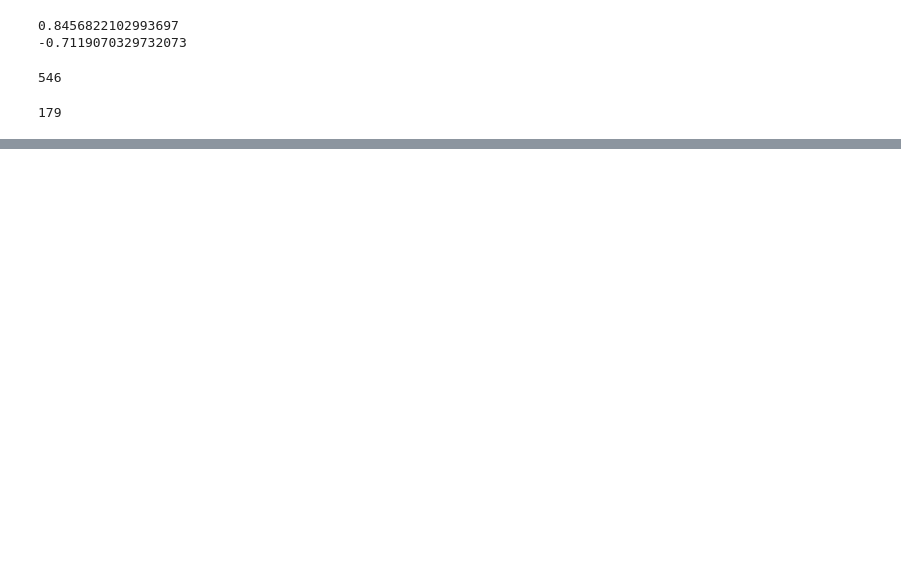
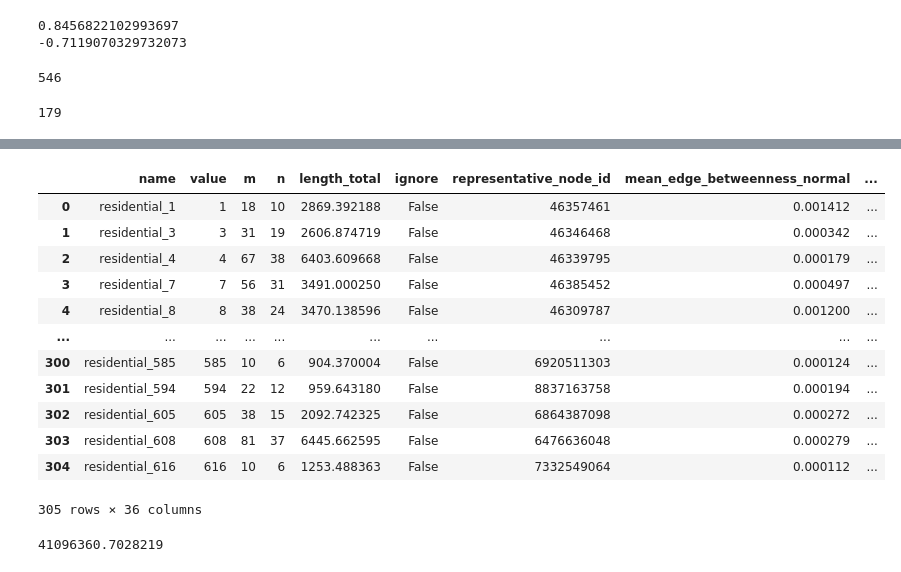
Before and after one commit to csebastiao/JS_superblockify, a Jupyter notebook: notebooks/city_partners_explore_results.ipynb, the cells around one changed output, grey strips where cells are left out. Cells and saved outputs as stored; diff of their text form; code cells hidden in the pictures; blank space fills up the shorter version.

```diff
--- a/notebooks/city_partners_explore_results.ipynb
+++ b/notebooks/city_partners_explore_results.ipynb
@@ -99,2 +83,26 @@ df
 # %%
 # TODO understand how to get the average travel distance increase on the entire graph
+# %%
+df = pd.read_json(
+    "../data/processed/city_partners_public/graphs_SB/Amsterdam/sb_results/Amsterdam_residential/filt_partitions.json"
+)
+# %%
+df
+# %% [output]
+|  | name | value | m | n | length_total | ignore | representative_node_id | mean_edge_betweenness_normal | ... |
+| 0 | residential_1 | 1 | 18 | 10 | 2869.392188 | False | 46357461 | 0.001412 | ... |
+| 1 | residential_3 | 3 | 31 | 19 | 2606.874719 | False | 46346468 | 0.000342 | ... |
+| 2 | residential_4 | 4 | 67 | 38 | 6403.609668 | False | 46339795 | 0.000179 | ... |
+| 3 | residential_7 | 7 | 56 | 31 | 3491.000250 | False | 46385452 | 0.000497 | ... |
+| 4 | residential_8 | 8 | 38 | 24 | 3470.138596 | False | 46309787 | 0.001200 | ... |
+| ... | ... | ... | ... | ... | ... | ... | ... | ... | ... |
+| 300 | residential_585 | 585 | 10 | 6 | 904.370004 | False | 6920511303 | 0.000124 | ... |
+| 301 | residential_594 | 594 | 22 | 12 | 959.643180 | False | 8837163758 | 0.000194 | ... |
+| 302 | residential_605 | 605 | 38 | 15 | 2092.742325 | False | 6864387098 | 0.000272 | ... |
+| 303 | residential_608 | 608 | 81 | 37 | 6445.662595 | False | 6476636048 | 0.000279 | ... |
+| 304 | residential_616 | 616 | 10 | 6 | 1253.488363 | False | 7332549064 | 0.000112 | ... |
+305 rows × 36 columns
+# %%
+sum(df["area"])
+# %% [output]
+41096360.7028219
```
Also changed, not shown: parts of 12 cells of this notebook, 6 other files.
